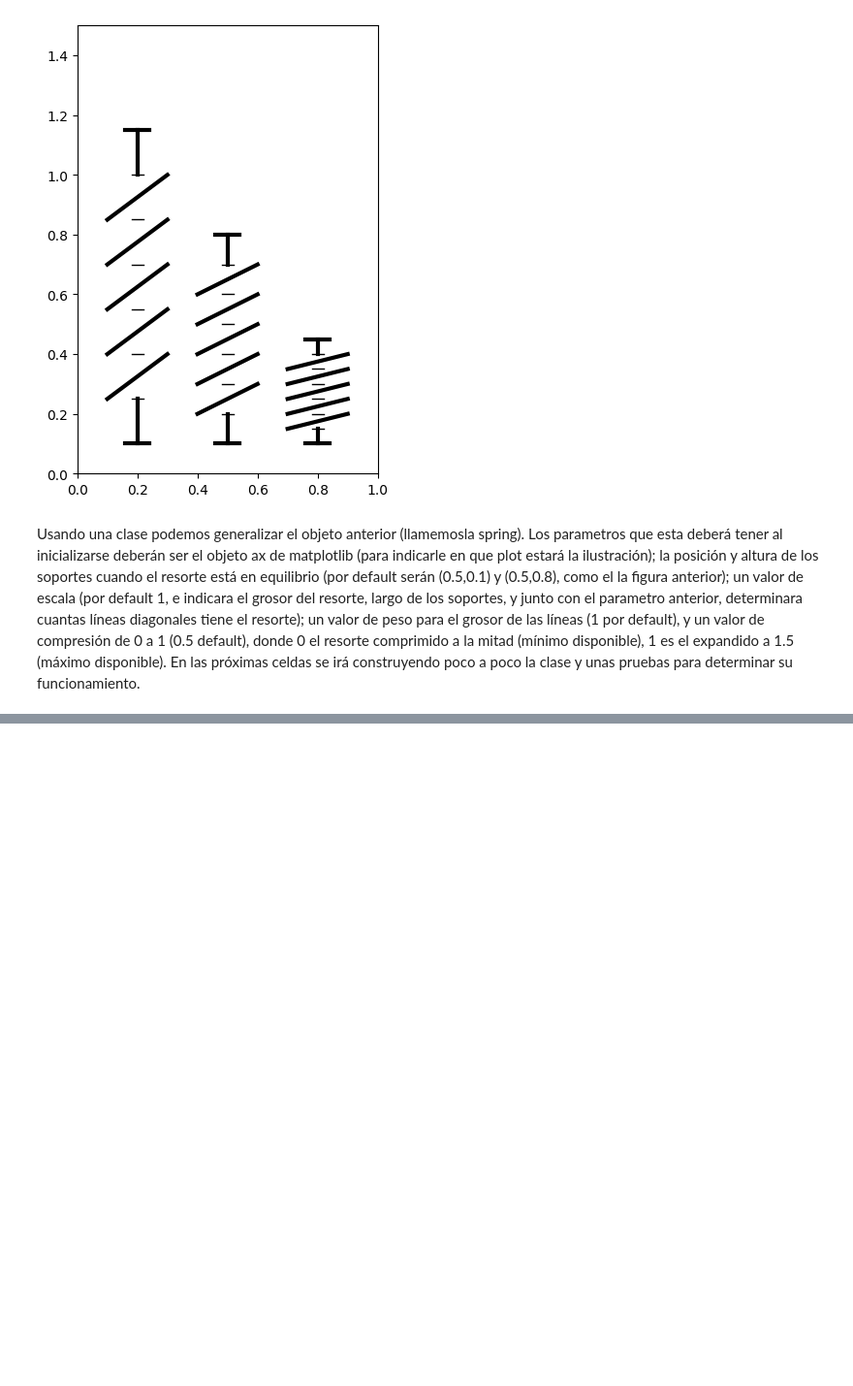
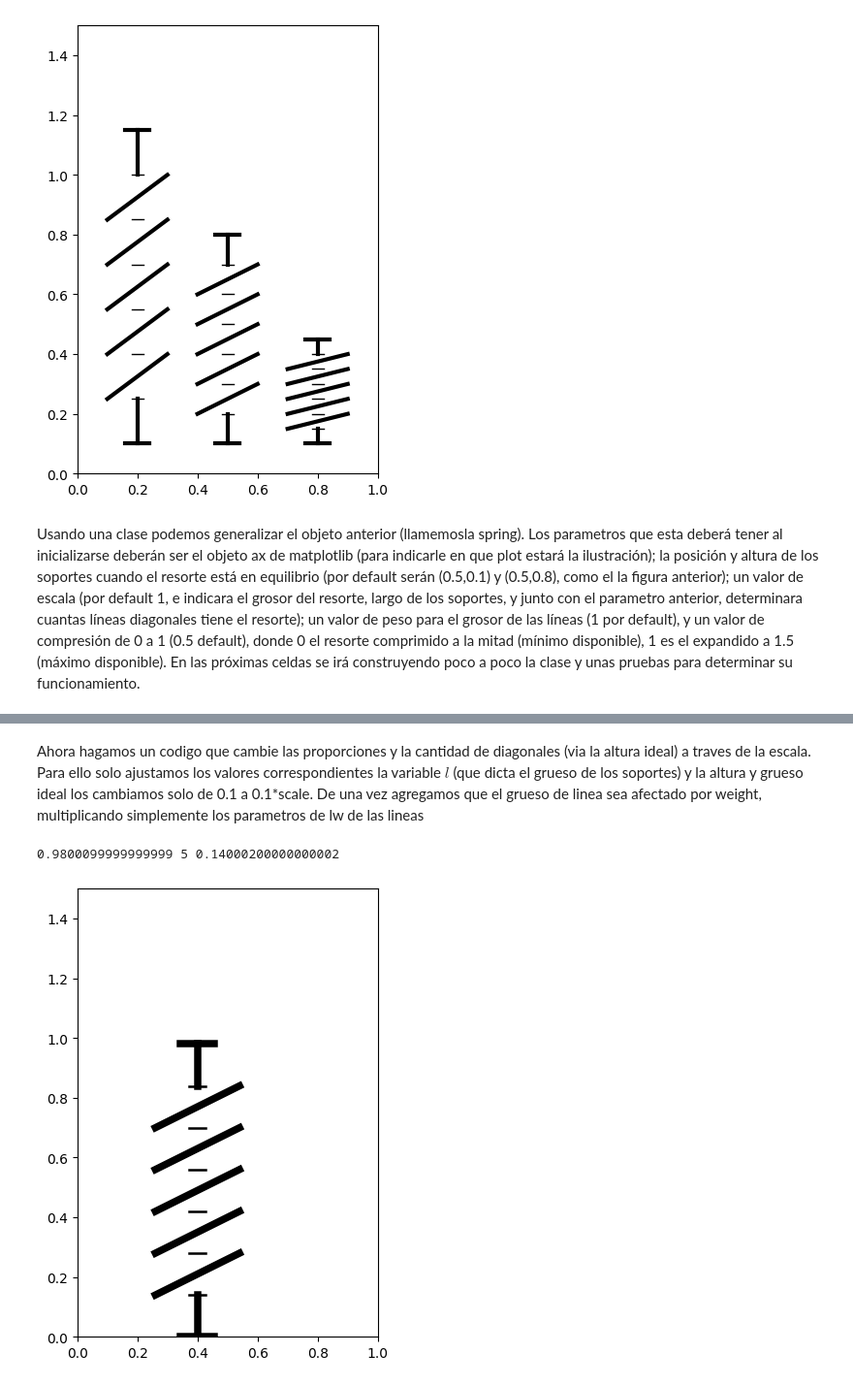
Before and after one commit to tzar-or/simulaciones_taller_de_fisica_unam_fc, a Jupyter notebook: resorte-sprite-tests.ipynb, the cells around one changed output, grey strips where cells are left out. Shown at 97% size. Saved outputs shown, nothing was run; the diff lists cells and outputs as text; code cells hidden in the pictures; blank space fills up the shorter version.

```diff
--- a/resorte-sprite-tests.ipynb
+++ b/resorte-sprite-tests.ipynb
@@ -190,0 +259,71 @@ resorte.draw()
+# %% [markdown]
+Ahora hagamos un codigo que cambie las proporciones y la cantidad de diagonales (via la altura ideal) a traves de la escala.
+Para ello solo ajustamos los valores correspondientes la variable $l$ (que dicta el grueso de los soportes) y la altura y grueso ideal
+los cambiamos solo de 0.1 a 0.1*scale. De una vez agregamos que el grueso de linea sea afectado por weight, multiplicando
+simplemente los parametros de lw de las lineas
+# %%
+#plano
+fig, ax = plt.subplots()
+fig.set_size_inches(4,6)
+ax.set_xlim(0,1)
+ax.set_ylim(0,1.5)
+
+class Resorte:
+    #función init
+    def __init__(self, ax, pos=[(0.5,0.1),(0.5,0.8)], scale=1, weight=1, compression=0.5):
+        self.ax = ax
+        self.pos = pos
+        self.scale = scale
+        self.weight = weight
+        self.compression = compression
+
+    #función para dibujar el resorte (Primero con los valores en default)
+    def draw(self):
+        pos = self.pos
+        # por default, cada linea diagonal, a escala E será de de 0.2*E x A,
+        # donde A sera igual a la altura de la linea diagonal
+        # de tal manera que si n es la cantidad de diagonales, h = nA+0.2*E será el largo del resorte.
+        # si la altura del resorte es h, h-0.2*E sera la de las lineas diagonales
+        # Para determinar n, primero dividimos ih = 0.1*E (alto ideal de la diagonal) entre h-2*ih y redondeamos hacia abajo.
+        # si el residuo es mayor a ih/2 (media altura ideal), a n le agregamos uno. Al final el alto real de las diagonales
+        # sera (h-2*ih)/n
+
+        #determianos la altura base del resorte para este caso simple
+        h = self.pos[1][1] - self.pos[0][1] +0.00001
+
+        #determinamos grueso y altura diagonal ideal
+        ih = 0.1*self.scale
+        l = 0.4*ih
+
+        #determinamos n con esa condicion
+        n = int((h-2*ih)/ih) if (h-2*ih)%ih<ih/2 else int((h-2*ih)/ih)+1
+        #definimos la altura real de las diagonales
+        hd = (h-2*ih)/n
+
+        print(h,n,hd)
+
+        #con el número de líneas diagonales, n, las guardamos en un array
+        self.diag = []
+        #notese que en la clase anterior n contaba a los soportes. ahora no
+        for i in range(1,n+1):
+            self.diag.append( ax.plot([pos[0][0]-ih,pos[1][0]+ih],[i*hd+pos[0][1], (i+1)*hd+pos[0][1]],
+                                 color="black", lw=3*self.weight)[0] )
+        # con ese mismo numero podemos dibujar las líneas horizontales
+        self.horz = []
+        for i in range(1,n+2):
+            self.horz.append( ax.plot( [pos[0][0]-l/2,pos[1][0]+l/2], [i*hd+pos[0][1], i*hd+pos[0][1]],
+                                 color = "black", lw=1*self.weight ) )
+        #finalmente dibujamos los soportes
+        self.supph1, = ax.plot( [pos[0][0]-l,pos[1][0]+l], [pos[0][1], pos[0][1]], color="black", lw=3*self.weight)
+        self.suppv1, = ax.plot( [pos[0][0], pos[0][0]], [pos[0][1], pos[0][1]+ih],color="black", lw=3*self.weight)
+        self.supph2, = ax.plot( [pos[0][0]-l,pos[1][0]+l], [pos[1][1], pos[1][1]], color="black", lw=3*self.weight)
+        self.suppv2, = ax.plot( [pos[1][0], pos[1][0]], [pos[1][1], pos[1][1]-ih],color="black", lw=3*self.weight)
+
+
+
+#probamos dibujar con 7 lineas diagonales empezando en otra posicion
+resorte = Resorte(ax, pos=[(0.4,0.0),(0.4, 0.98)], scale=1.4, weight=1.8)
+resorte.draw()
+# %% [output]
+0.9800099999999999 5 0.14000200000000002
+[figure, added]
```
Also changed, not shown: parts of 5 cells of this notebook.
